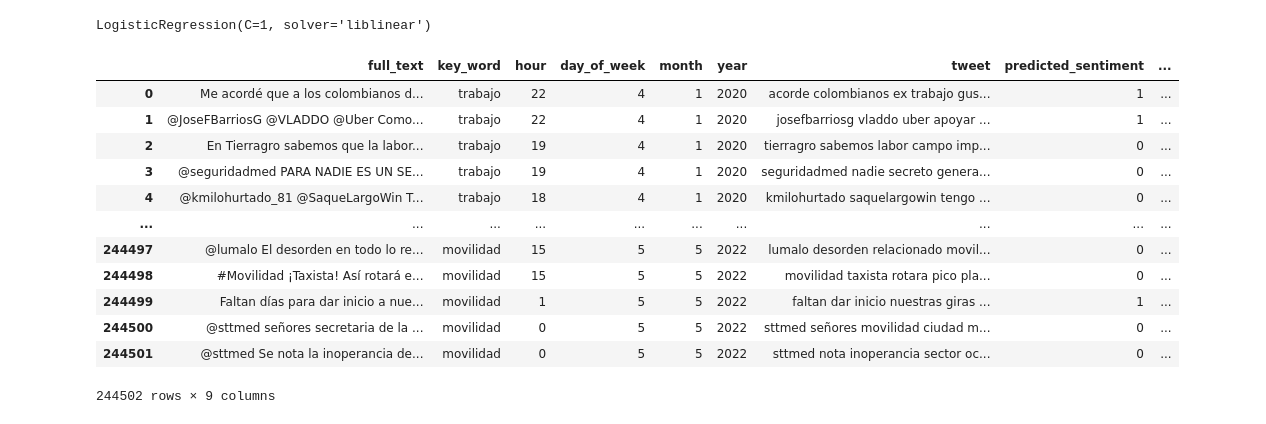
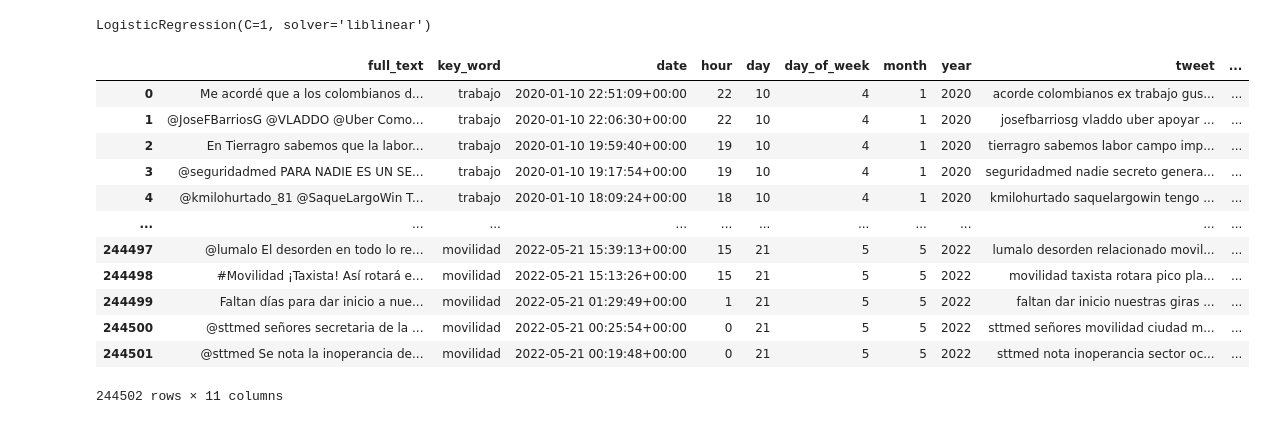
Before and after one commit to GDLPLearning/Sentiment-Analysis-for-the-MDP, a Jupyter notebook: notebooks/Exploratory/6-evaluation.ipynb, the cells around one changed output. Cells and saved outputs as stored; diff of their text form; code cells hidden in the pictures.

```diff
--- a/notebooks/Exploratory/6-evaluation.ipynb
+++ b/notebooks/Exploratory/6-evaluation.ipynb
@@ -79,17 +79,17 @@ df_sent['Predicted_probability'] = probabilities
-# %%
-df_sent
-# %% [output]
-|  | full_text | key_word | hour | day_of_week | month | year | tweet | predicted_sentiment | ... |
-| 0 | Me acordé que a los colombianos d... | trabajo | 22 | 4 | 1 | 2020 | acorde colombianos ex trabajo gus... | 1 | ... |
-| 1 | @JoseFBarriosG @VLADDO @Uber Como... | trabajo | 22 | 4 | 1 | 2020 | josefbarriosg vladdo uber apoyar ... | 1 | ... |
-| 2 | En Tierragro sabemos que la labor... | trabajo | 19 | 4 | 1 | 2020 | tierragro sabemos labor campo imp... | 0 | ... |
-| 3 | @seguridadmed PARA NADIE ES UN SE... | trabajo | 19 | 4 | 1 | 2020 | seguridadmed nadie secreto genera... | 0 | ... |
-| 4 | @kmilohurtado_81 @SaqueLargoWin T... | trabajo | 18 | 4 | 1 | 2020 | kmilohurtado saquelargowin tengo ... | 0 | ... |
-| ... | ... | ... | ... | ... | ... | ... | ... | ... | ... |
-| 244497 | @lumalo El desorden en todo lo re... | movilidad | 15 | 5 | 5 | 2022 | lumalo desorden relacionado movil... | 0 | ... |
-| 244498 | #Movilidad ¡Taxista! Así rotará e... | movilidad | 15 | 5 | 5 | 2022 | movilidad taxista rotara pico pla... | 0 | ... |
-| 244499 | Faltan días para dar inicio a nue... | movilidad | 1 | 5 | 5 | 2022 | faltan dar inicio nuestras giras ... | 1 | ... |
-| 244500 | @sttmed señores secretaria de la ... | movilidad | 0 | 5 | 5 | 2022 | sttmed señores movilidad ciudad m... | 0 | ... |
-| 244501 | @sttmed Se nota la inoperancia de... | movilidad | 0 | 5 | 5 | 2022 | sttmed nota inoperancia sector oc... | 0 | ... |
-244502 rows × 9 columns
+# %%
+df
+# %% [output]
+|  | full_text | key_word | date | hour | day | day_of_week | month | year | tweet | ... |
+| 0 | Me acordé que a los colombianos d... | trabajo | 2020-01-10 22:51:09+00:00 | 22 | 10 | 4 | 1 | 2020 | acorde colombianos ex trabajo gus... | ... |
+| 1 | @JoseFBarriosG @VLADDO @Uber Como... | trabajo | 2020-01-10 22:06:30+00:00 | 22 | 10 | 4 | 1 | 2020 | josefbarriosg vladdo uber apoyar ... | ... |
+| 2 | En Tierragro sabemos que la labor... | trabajo | 2020-01-10 19:59:40+00:00 | 19 | 10 | 4 | 1 | 2020 | tierragro sabemos labor campo imp... | ... |
+| 3 | @seguridadmed PARA NADIE ES UN SE... | trabajo | 2020-01-10 19:17:54+00:00 | 19 | 10 | 4 | 1 | 2020 | seguridadmed nadie secreto genera... | ... |
+| 4 | @kmilohurtado_81 @SaqueLargoWin T... | trabajo | 2020-01-10 18:09:24+00:00 | 18 | 10 | 4 | 1 | 2020 | kmilohurtado saquelargowin tengo ... | ... |
+| ... | ... | ... | ... | ... | ... | ... | ... | ... | ... | ... |
+| 244497 | @lumalo El desorden en todo lo re... | movilidad | 2022-05-21 15:39:13+00:00 | 15 | 21 | 5 | 5 | 2022 | lumalo desorden relacionado movil... | ... |
+| 244498 | #Movilidad ¡Taxista! Así rotará e... | movilidad | 2022-05-21 15:13:26+00:00 | 15 | 21 | 5 | 5 | 2022 | movilidad taxista rotara pico pla... | ... |
+| 244499 | Faltan días para dar inicio a nue... | movilidad | 2022-05-21 01:29:49+00:00 | 1 | 21 | 5 | 5 | 2022 | faltan dar inicio nuestras giras ... | ... |
+| 244500 | @sttmed señores secretaria de la ... | movilidad | 2022-05-21 00:25:54+00:00 | 0 | 21 | 5 | 5 | 2022 | sttmed señores movilidad ciudad m... | ... |
+| 244501 | @sttmed Se nota la inoperancia de... | movilidad | 2022-05-21 00:19:48+00:00 | 0 | 21 | 5 | 5 | 2022 | sttmed nota inoperancia sector oc... | ... |
+244502 rows × 11 columns
 # %%
```
Also changed, not shown: parts of 14 cells of this notebook, 9 other files.
